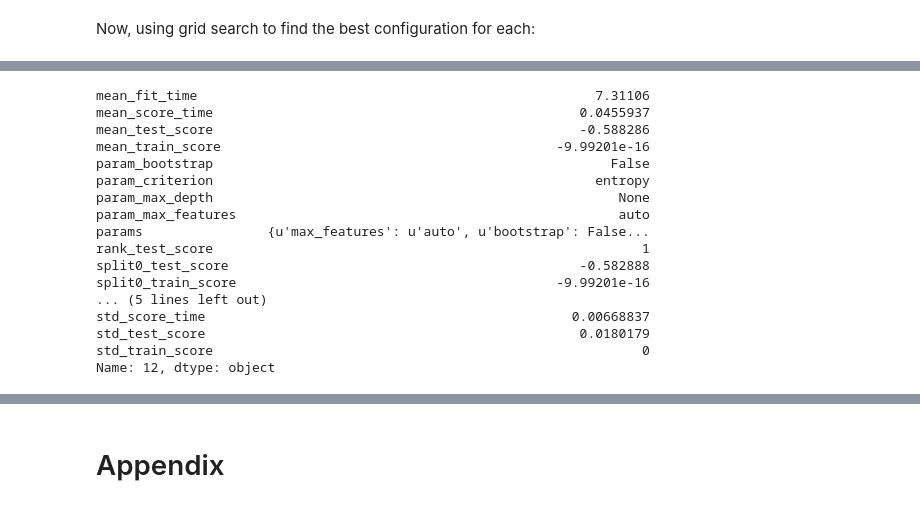
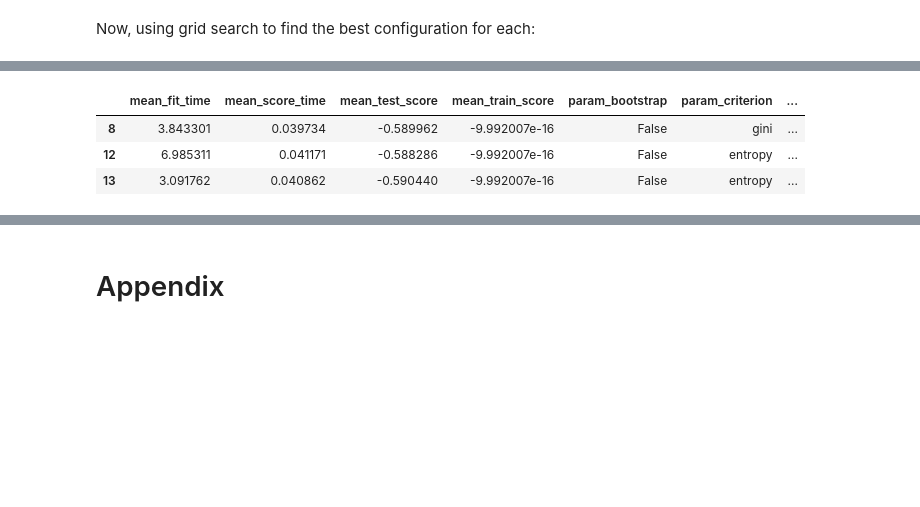
Before and after one commit to anirudhgangwal/IAML, a Jupyter notebook: 07_Assignment_3.ipynb, the cells around one changed output, grey strips where cells are left out. Saved outputs shown, nothing was run; the diff lists cells and outputs as text; code cells hidden in the pictures; blank space fills up the shorter version.

```diff
--- a/07_Assignment_3.ipynb
+++ b/07_Assignment_3.ipynb
@@ -900,21 +878,8 @@ df
 # %%
 df = pd.DataFrame.from_dict(grid_search.cv_results_)
-df.iloc[12]
+df[df['rank_test_score']<4]   # Show top 3 only
 # %% [output]
-mean_fit_time                                                   7.31106
-mean_score_time                                               0.0455937
-mean_test_score                                               -0.588286
-mean_train_score                                           -9.99201e-16
-param_bootstrap                                                   False
-param_criterion                                                 entropy
-param_max_depth                                                    None
-param_max_features                                                 auto
-params                {u'max_features': u'auto', u'bootstrap': False...
-rank_test_score                                                       1
-split0_test_score                                             -0.582888
-split0_train_score                                         -9.99201e-16
-... (5 lines left out)
-std_score_time                                               0.00668837
-std_test_score                                                0.0180179
-std_train_score                                                       0
-Name: 12, dtype: object
+|  | mean_fit_time | mean_score_time | mean_test_score | mean_train_score | param_bootstrap | param_criterion | ... |
+| 8 | 3.843301 | 0.039734 | -0.589962 | -9.992007e-16 | False | gini | ... |
+| 12 | 6.985311 | 0.041171 | -0.588286 | -9.992007e-16 | False | entropy | ... |
+| 13 | 3.091762 | 0.040862 | -0.590440 | -9.992007e-16 | False | entropy | ... |
```
Also changed, not shown: parts of 39 cells of this notebook.
